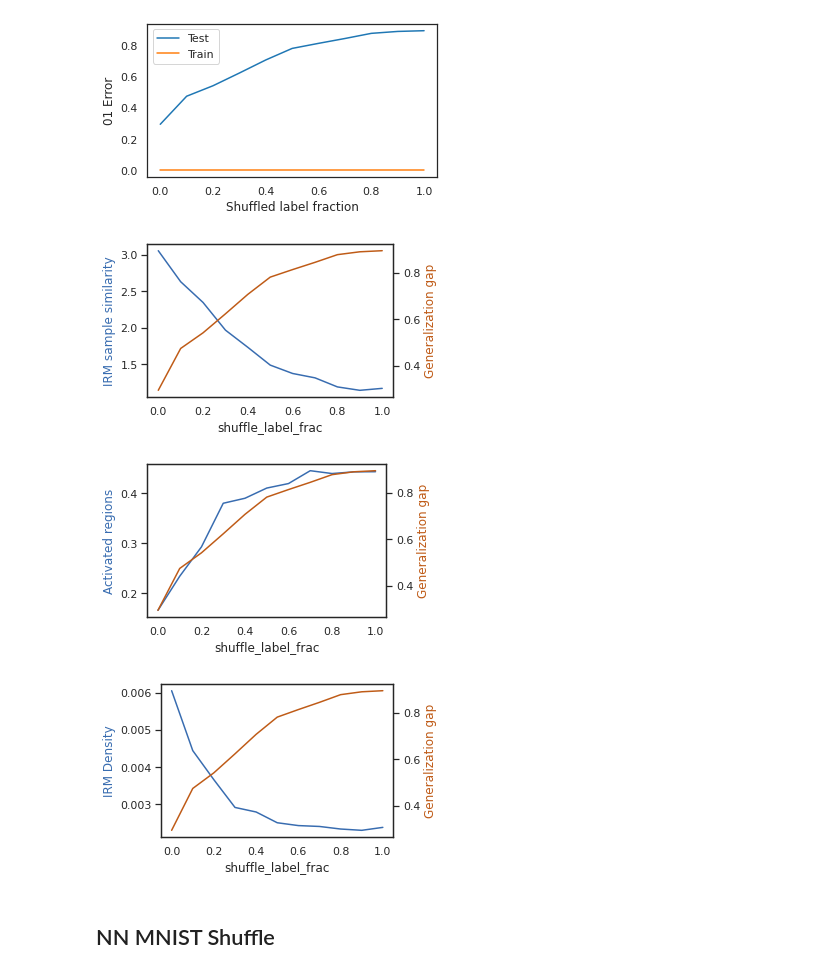
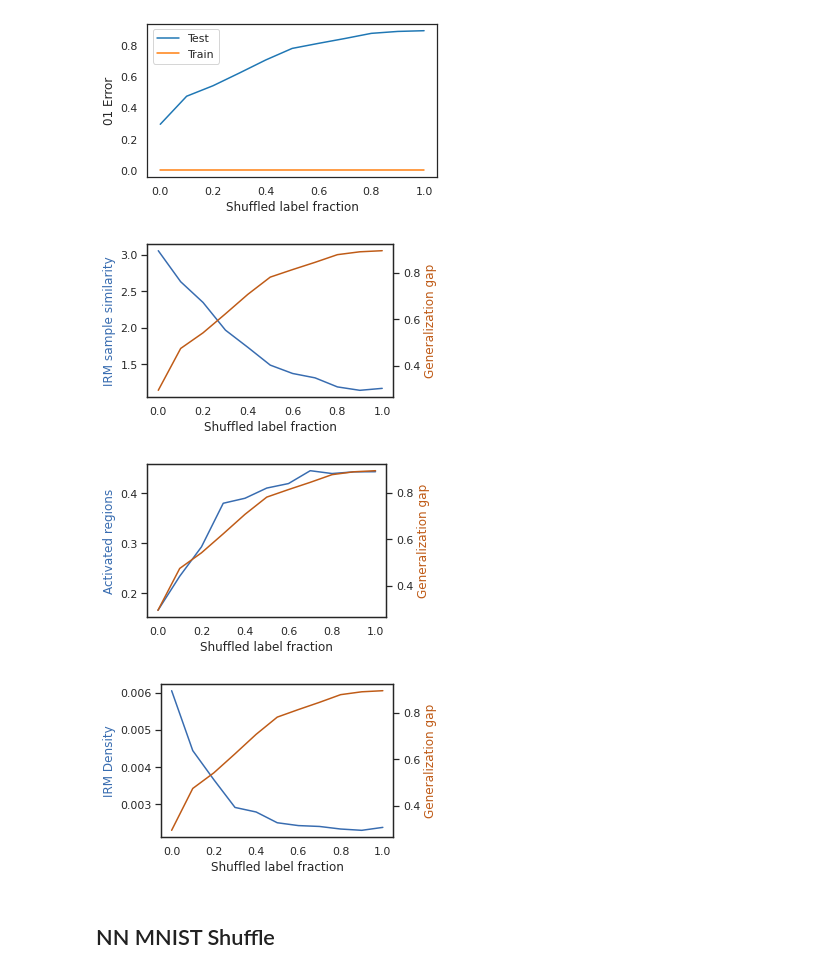
Before and after one commit to rflperry/double_descent, a Jupyter notebook: experiments/paper_figures.ipynb, the cells around one changed output. Saved outputs shown, nothing was run; the diff lists cells and outputs as text; code cells hidden in the pictures.

Commit message:
fixed figure names

```diff
--- a/experiments/paper_figures.ipynb
+++ b/experiments/paper_figures.ipynb
@@ -240,8 +240,8 @@ for plot_var, ylab in plot_vars:
     # ax2.set_yscale('log')
 
     ax2.set_xscale('log')
-    ax2.set_xlabel('Total number of leaves')
+    ax.set_xlabel('Total number of leaves')
     plt.tight_layout()
-    plt.savefig(f'./figures/forest_xor_{plot_var}.pdf')
+    plt.savefig(f'./figures/{algo}_{dataset}_{plot_var}.pdf')
     plt.show()
 # %% [output]
@@ -385,8 +385,8 @@ for plot_var, ylab in plot_vars:
     # ax2.set_yscale('log')
 
     ax2.set_xscale('log')
-    ax2.set_xlabel('Total number of leaves')
+    ax.set_xlabel('Total number of leaves')
     plt.tight_layout()
-    plt.savefig(f'./figures/forest_mnist_{plot_var}.pdf')
+    plt.savefig(f'./figures/{algo}_{dataset}_{plot_var}.pdf')
     plt.show()
 # %% [output]
@@ -521,7 +521,7 @@ for plot_var, ylab in plot_vars:
     # ax2.set_yscale('log')
 
     ax2.set_xscale('log')
-    ax2.set_xlabel('Total parameters')
+    ax.set_xlabel('Total parameters')
     plt.tight_layout()
     plt.savefig(f'./figures/{algo}_{dataset}_{plot_var}.pdf')
     plt.show()
@@ -599,37 +599,37 @@ plot_vars = [
 ]
 x_var = 'shuffle_label_frac'
 metric = '01_error'
 train_error = f'train_{metric}'
 test_error = f'test_{metric}'
 df['generalization_gap'] = df[test_error] - df[train_error]
 
 for plot_var, ylab in plot_vars:
     fig, ax = plt.subplots(1, 1, figsize=(5, 3), sharex=True)
 
     sns.lineplot(
         data=df, x=x_var, y=plot_var,
         ax=ax, color='#386cb0')
     ax.set_ylabel(ylab, color='#386cb0')
     # ax.legend()
     # ax.set_yscale('log')
 
     ax2 = ax.twinx()
     sns.lineplot(
         data=df, x=x_var, y='generalization_gap',
         ax=ax2, color='#bf5b17')
     ax2.set_ylabel('Generalization gap', color='#bf5b17')
     # ax2.legend()
     # ax2.set_yscale('log')
 
     # ax2.set_xscale('log')
-    ax2.set_xlabel('Shuffled label fraction')
+    ax.set_xlabel('Shuffled label fraction')
     plt.tight_layout()
     plt.savefig(f'./figures/{algo}_{dataset}_{plot_var}_shuffled_labels.pdf')
     plt.show()
 # %% [output]
-[figure, old version]
+[figure, new version]
-[figure, old version]
+[figure, new version]
-[figure, old version]
+[figure, new version]
 # %% [markdown]
 ## NN MNIST Shuffle
 # %%
```
Also changed, not shown: parts of 9 cells of this notebook, 38 other files.
